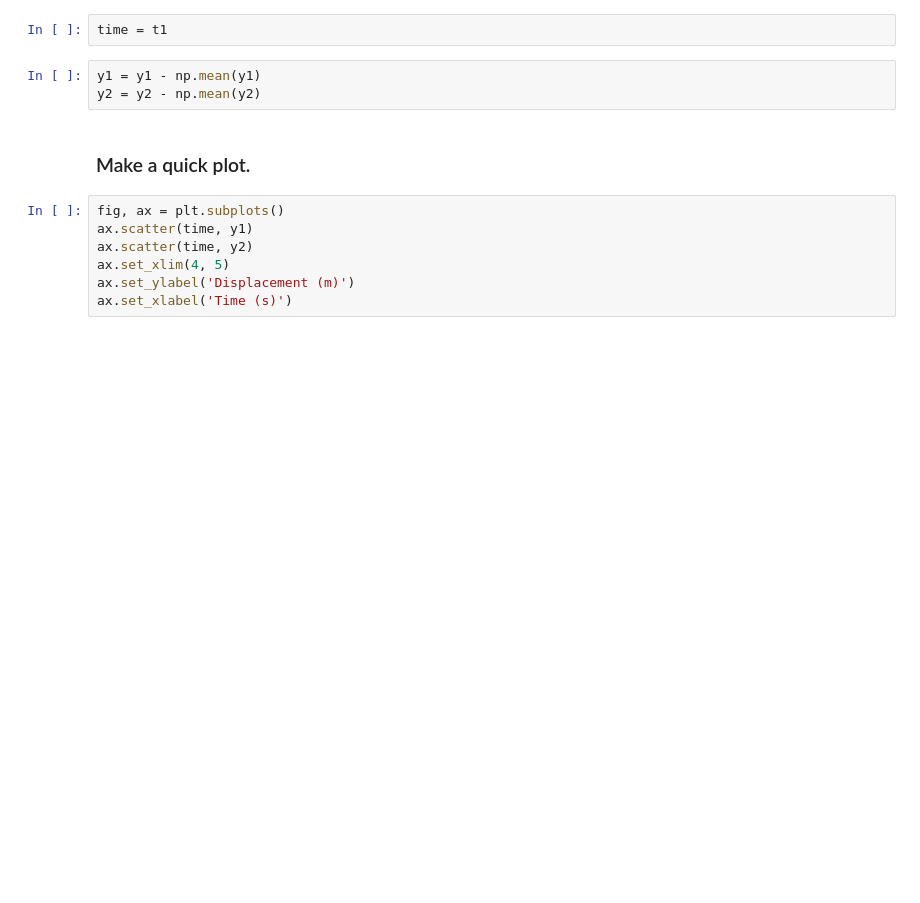
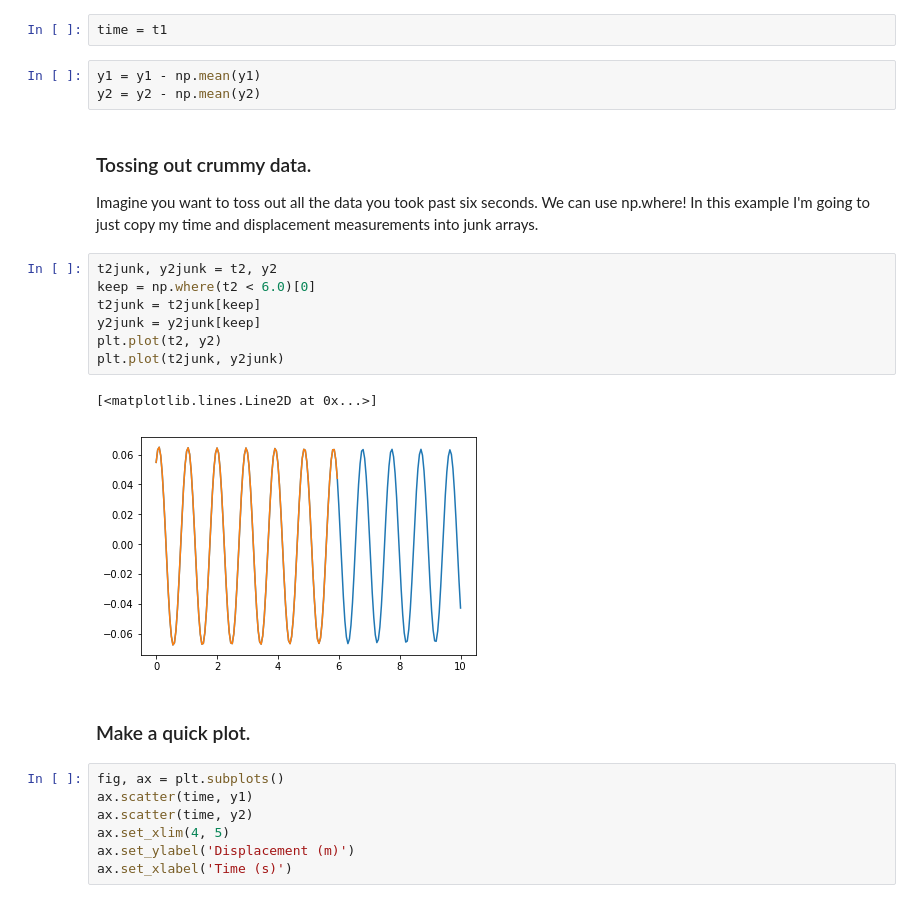
Before and after one commit to moustakas/siena-astrophysics, a Jupyter notebook: teaching/310-F17/harmonic-oscillator/harmonic-oscillator.ipynb, the cells around one changed output. Saved outputs shown, nothing was run; the diff lists cells and outputs as text; blank space fills up the shorter version.

```diff
--- a/teaching/310-F17/harmonic-oscillator/harmonic-oscillator.ipynb
+++ b/teaching/310-F17/harmonic-oscillator/harmonic-oscillator.ipynb
@@ -57,6 +62,20 @@ time = t1
 # %%
 y1 = y1 - np.mean(y1)
 y2 = y2 - np.mean(y2)
+# %% [markdown]
+### Tossing out crummy data.
+
+Imagine you want to toss out all the data you took past six seconds.  We can use np.where!  In this example I'm going to just copy my time and displacement measurements into junk arrays.
+# %%
+t2junk, y2junk = t2, y2
+keep = np.where(t2 < 6.0)[0]
+t2junk = t2junk[keep]
+y2junk = y2junk[keep]
+plt.plot(t2, y2)
+plt.plot(t2junk, y2junk)
+# %% [output]
+[<matplotlib.lines.Line2D at 0x...>]
+[figure, added]
 # %% [markdown]
 ### Make a quick plot.
 # %%
```
Also changed, not shown: parts of 3 cells of this notebook, 2 other files.
